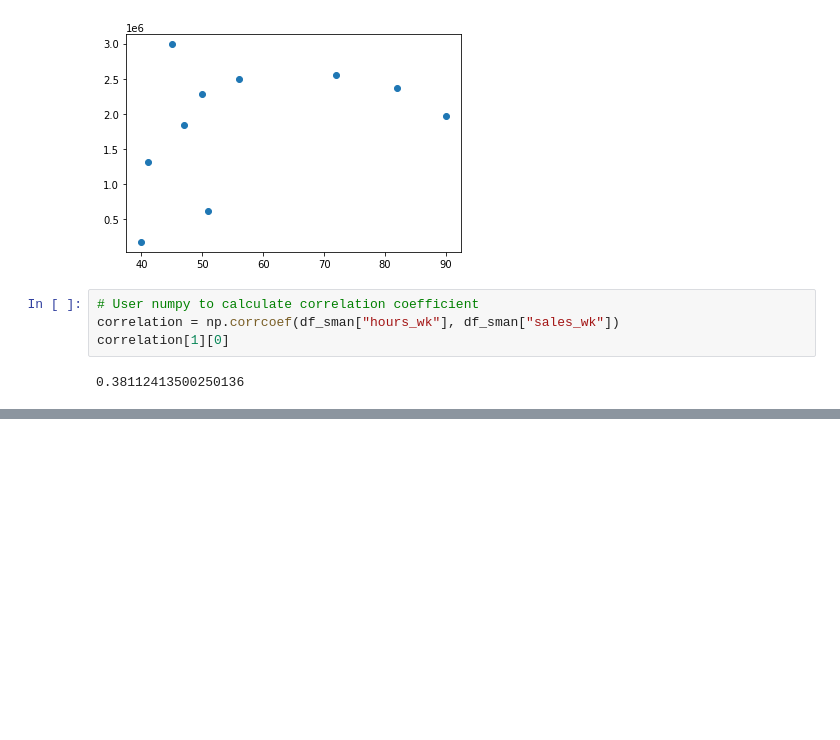
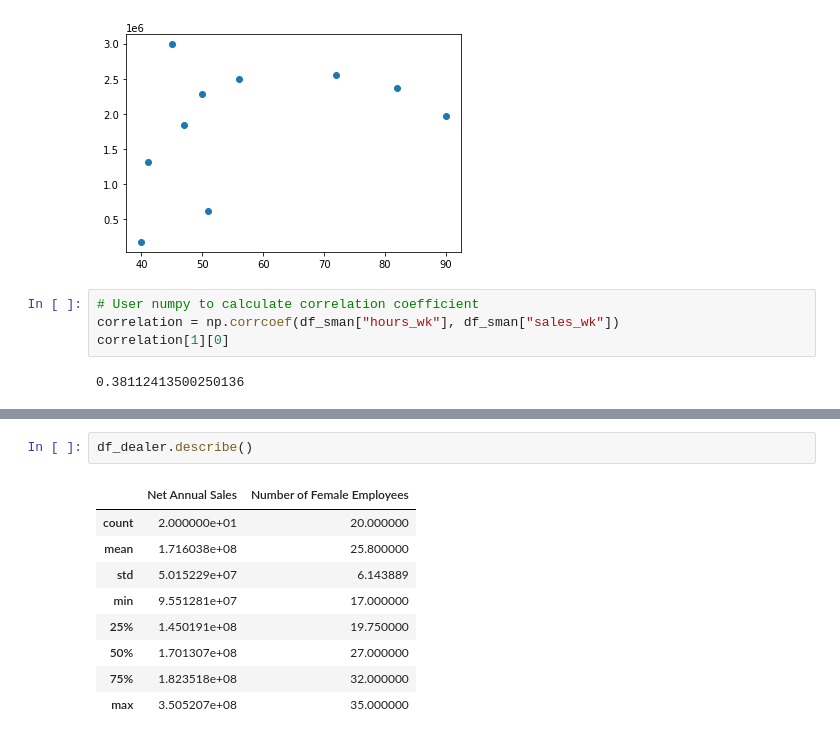
Before and after one commit to tobias-fyi/vela, a Jupyter notebook: ds/courses/sql_data_analytics/notebooks/ch_01.ipynb, the cells around one changed output, grey strips where cells are left out. Drawn from its saved outputs; the diff is of its cells as text; blank space fills up the shorter version.

```diff
--- a/ds/courses/sql_data_analytics/notebooks/ch_01.ipynb
+++ b/ds/courses/sql_data_analytics/notebooks/ch_01.ipynb
@@ -137,0 +168,12 @@ correlation[1][0]
+# %%
+df_dealer.describe()
+# %% [output]
+|  | Net Annual Sales | Number of Female Employees |
+| count | 2.000000e+01 | 20.000000 |
+| mean | 1.716038e+08 | 25.800000 |
+| std | 5.015229e+07 | 6.143889 |
+| min | 9.551281e+07 | 17.000000 |
+| 25% | 1.450191e+08 | 19.750000 |
+| 50% | 1.701307e+08 | 27.000000 |
+| 75% | 1.823518e+08 | 32.000000 |
+| max | 3.505207e+08 | 35.000000 |
```
Also changed, not shown: parts of 11 cells of this notebook.
